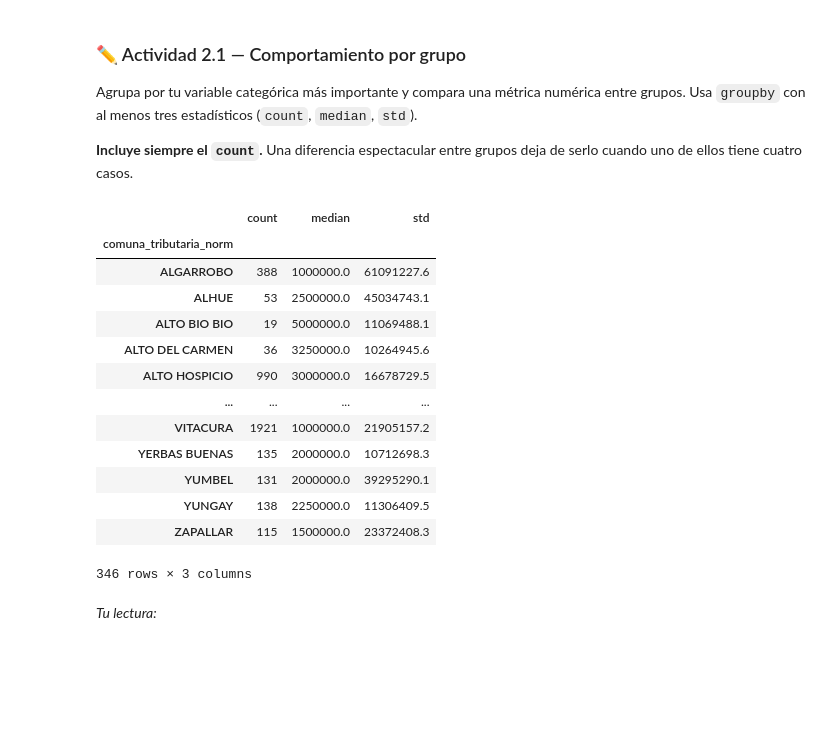
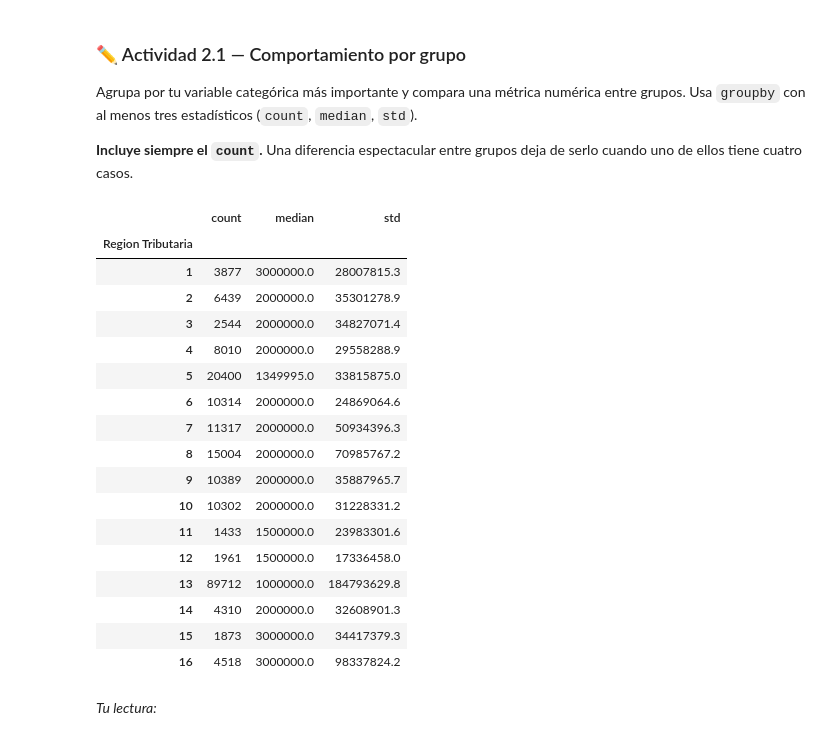
Before and after one commit to beneducarrco99/Laboratorio_3_Semana_3_CDD_Carrasco_Benjamin, a Jupyter notebook: S3_Notebook_Laboratorio_CDD_Carrasco_Benjamin.ipynb, the cells around one changed output. Saved outputs shown, nothing was run; the diff lists cells and outputs as text; code cells hidden in the pictures; blank space fills up the shorter version.

```diff
--- a/S3_Notebook_Laboratorio_CDD_Carrasco_Benjamin.ipynb
+++ b/S3_Notebook_Laboratorio_CDD_Carrasco_Benjamin.ipynb
@@ -173,22 +199,26 @@ Agrupa por tu variable categórica más importante y compara una métrica numér
 **Incluye siempre el `count`.** Una diferencia espectacular entre grupos deja de serlo cuando uno de ellos tiene cuatro casos.
 # %%
 # Tu código aquí
-df.groupby('comuna_tributaria_norm')['Capital'].agg(['count', 'median', 'std']).round(1)
+df.groupby('Region Tributaria')['Capital'].agg(['count', 'median', 'std']).round(1)
 # %% [output]
 |  | count | median | std |
-| comuna_tributaria_norm |  |  |  |
-| ALGARROBO | 388 | 1000000.0 | 61091227.6 |
-| ALHUE | 53 | 2500000.0 | 45034743.1 |
-| ALTO BIO BIO | 19 | 5000000.0 | 11069488.1 |
-| ALTO DEL CARMEN | 36 | 3250000.0 | 10264945.6 |
-| ALTO HOSPICIO | 990 | 3000000.0 | 16678729.5 |
-| ... | ... | ... | ... |
-| VITACURA | 1921 | 1000000.0 | 21905157.2 |
-| YERBAS BUENAS | 135 | 2000000.0 | 10712698.3 |
-| YUMBEL | 131 | 2000000.0 | 39295290.1 |
-| YUNGAY | 138 | 2250000.0 | 11306409.5 |
-| ZAPALLAR | 115 | 1500000.0 | 23372408.3 |
+| Region Tributaria |  |  |  |
+| 1 | 3877 | 3000000.0 | 28007815.3 |
+| 2 | 6439 | 2000000.0 | 35301278.9 |
+| 3 | 2544 | 2000000.0 | 34827071.4 |
+| 4 | 8010 | 2000000.0 | 29558288.9 |
+| 5 | 20400 | 1349995.0 | 33815875.0 |
+| 6 | 10314 | 2000000.0 | 24869064.6 |
+| 7 | 11317 | 2000000.0 | 50934396.3 |
+| 8 | 15004 | 2000000.0 | 70985767.2 |
+| 9 | 10389 | 2000000.0 | 35887965.7 |
+| 10 | 10302 | 2000000.0 | 31228331.2 |
+| 11 | 1433 | 1500000.0 | 23983301.6 |
+| 12 | 1961 | 1500000.0 | 17336458.0 |
+| 13 | 89712 | 1000000.0 | 184793629.8 |
+| 14 | 4310 | 2000000.0 | 32608901.3 |
+| 15 | 1873 | 3000000.0 | 34417379.3 |
+| 16 | 4518 | 3000000.0 | 98337824.2 |
-346 rows × 3 columns
 # %% [markdown]
 _Tu lectura:_
 # %% [markdown]
```
Also changed, not shown: parts of 8 cells of this notebook.
